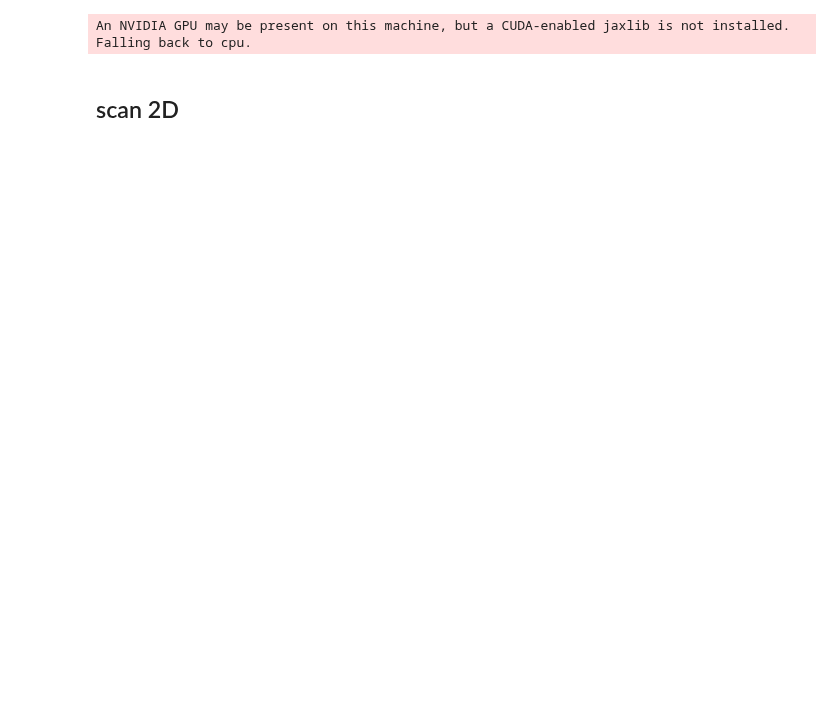
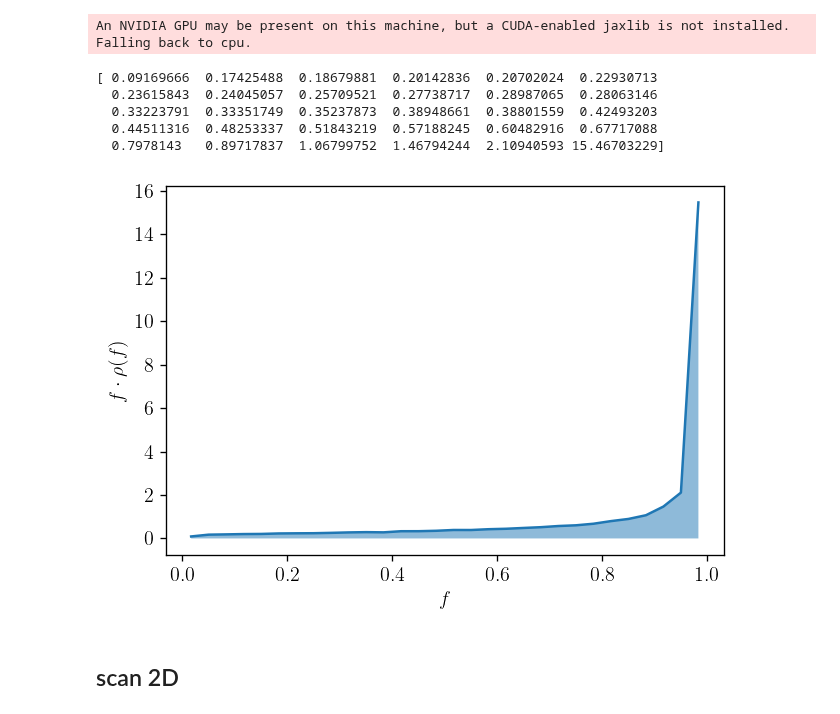
Before and after one commit to smsharma/fermi-prob-prog, a Jupyter notebook: nptfit/check_ll.ipynb, the cells around one changed output. Saved outputs shown, nothing was run; the diff lists cells and outputs as text; code cells hidden in the pictures; blank space fills up the shorter version.

```diff
--- a/nptfit/check_ll.ipynb
+++ b/nptfit/check_ll.ipynb
@@ -48,3 +62,23 @@ f_ary, df_rho_div_f_ary = psf_corr(psf_r_func = kp.psf_fermi_r)
+# %%
+# delta psf
+sigma = np.deg2rad(0.1) / 3
+psf_r_func = lambda r: np.exp(-0.5 * (r / sigma) ** 2) / (2 * np.pi * sigma ** 2)
+f_ary, df_rho_div_f_ary = psf_corr(psf_r_func = psf_r_func, num_f_bins=30)
+print(df_rho_div_f_ary * f_ary**2 / (f_ary[1] - f_ary[0]))
+# %% [output]
+[ 0.09169666  0.17425488  0.18679881  0.20142836  0.20702024  0.22930713
+  0.23615843  0.24045057  0.25709521  0.27738717  0.28987065  0.28063146
+  0.33223791  0.33351749  0.35237873  0.38948661  0.38801559  0.42493203
+  0.44511316  0.48253337  0.51843219  0.57188245  0.60482916  0.67717088
+  0.7978143   0.89717837  1.06799752  1.46794244  2.10940593 15.46703229]
+# %%
+df = f_ary[1] - f_ary[0]
+plt.plot(f_ary, df_rho_div_f_ary/df*f_ary**2)
+plt.fill_between(f_ary, df_rho_div_f_ary/df*f_ary**2, 0., alpha=0.5)
+plt.ylabel(r'$f\cdot\rho(f)$')
+plt.xlabel(r'$f$');
+# %% [output]
+[figure, added]
 # %% [markdown]
 ## scan 2D
 # %%
```
Also changed, not shown: parts of 22 cells of this notebook, 8 other files.
